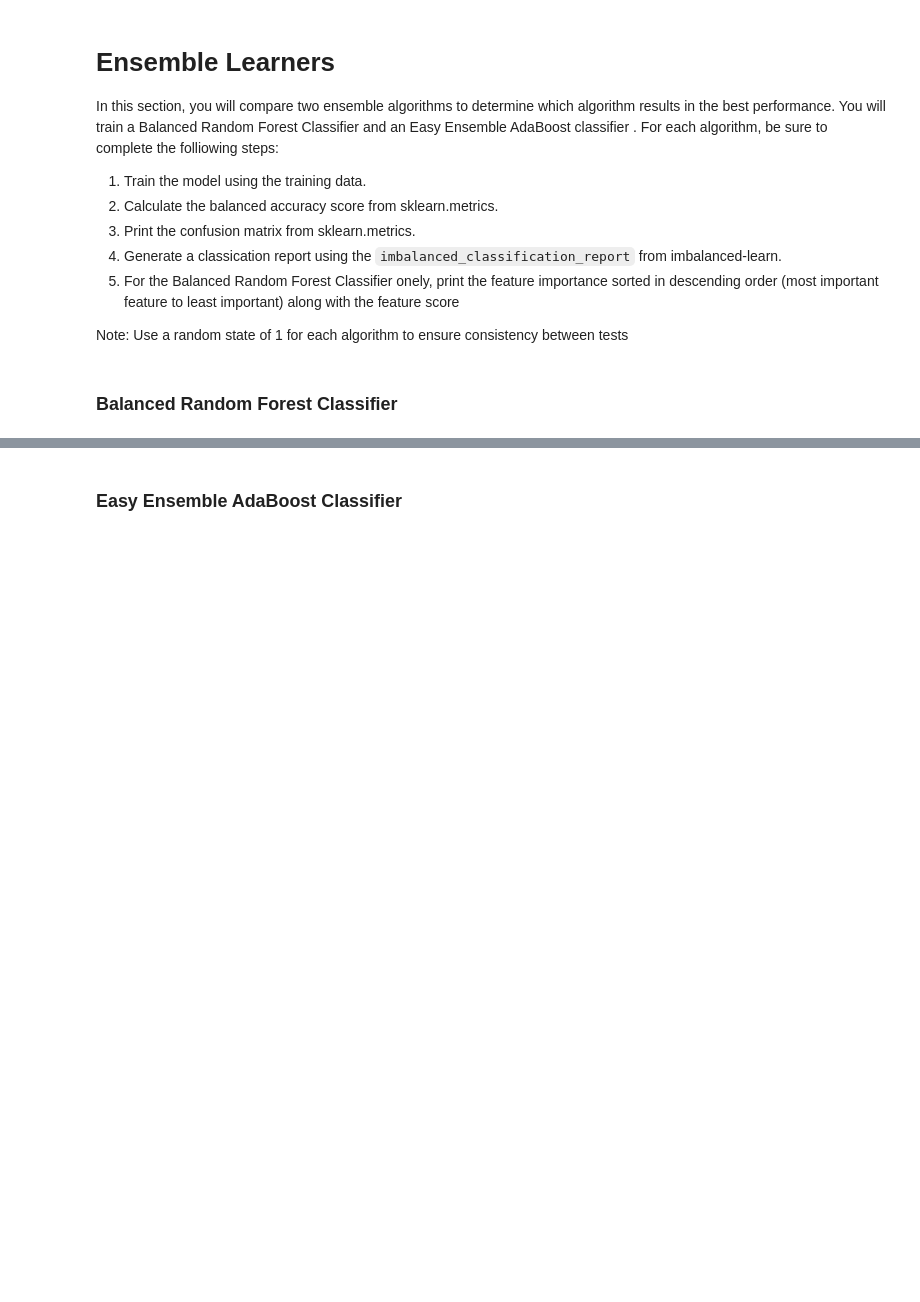
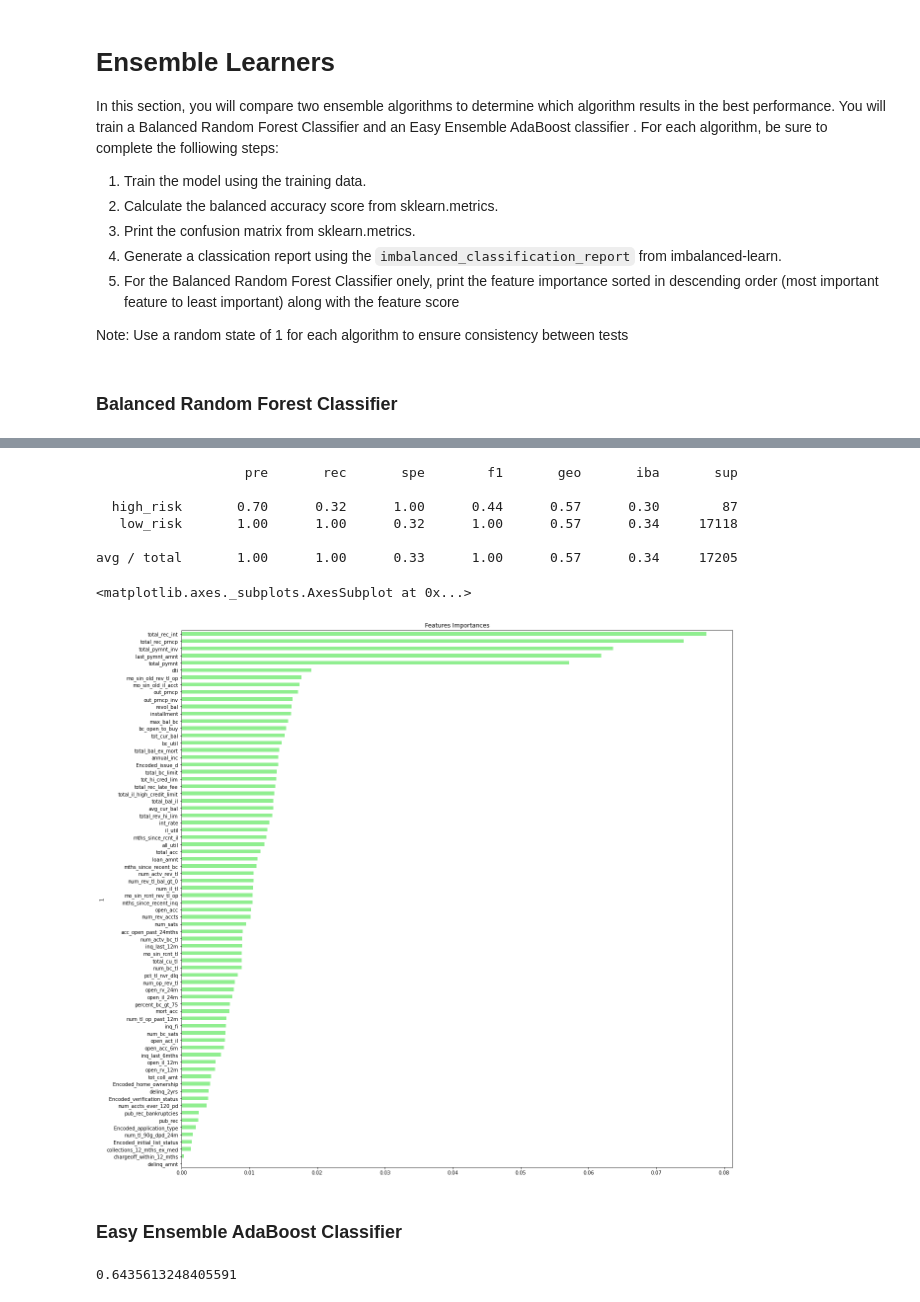
Before and after one commit to boranova/Machine-Learning-Risky-Business, a Jupyter notebook: credit_risk_ensemble.ipynb, the cells around one changed output, grey strips where cells are left out. Drawn from its saved outputs; the diff is of its cells as text; code cells hidden in the pictures; blank space fills up the shorter version.

Commit message:
complete Random Forrest and Ada Boost Classifiers

```diff
--- a/credit_risk_ensemble.ipynb
+++ b/credit_risk_ensemble.ipynb
@@ -116,3 +183,14 @@ X_train, X_test, y_train, y_test = train_test_split(X, y, random_state = 1, stra
+# %%
+from sklearn.preprocessing import StandardScaler
+
+# Creating StandardScaler instance
+scaler = StandardScaler()
+
+# Fitting Standard Scaller
+X_scaler = scaler.fit(X_train)
+
+X_train_scaled = X_scaler.transform(X_train)
+X_test_scaled = X_scaler.transform(X_test)
 # %% [markdown]
 # Ensemble Learners
 
@@ -142,0 +208,7 @@ X_res, y_res = ros.fit_resample(X_train, y_train)
+# %%
+# Resample the training data with the Random Forrest Classifier
+from sklearn.ensemble import RandomForestClassifier
+
+rfc = RandomForestClassifier(n_estimators = 500,random_state=1)
+rfc.fit(X_train_scaled, y_train)
+predictions = rfc.predict(X_test_scaled)
@@ -143,3 +239,11 @@ X_res, y_res = ros.fit_resample(X_train, y_train)
 # %%
 # Print the imbalanced classification report
-# YOUR CODE HERE
+from imblearn.metrics import classification_report_imbalanced
+print(classification_report_imbalanced(y_test, predictions))
+# %% [output]
+                   pre       rec       spe        f1       geo       iba       sup
+
+  high_risk       0.70      0.32      1.00      0.44      0.57      0.30        87
+   low_risk       1.00      1.00      0.32      1.00      0.57      0.34     17118
+
+avg / total       1.00      1.00      0.33      1.00      0.57      0.34     17205
@@ -149,2 +250,15 @@ X_res, y_res = ros.fit_resample(X_train, y_train)
+# %%
+# List the features sorted in descending order by feature importance
+importances = rfc.feature_importances_
+
+importances_df = pd.DataFrame(sorted(zip(rfc.feature_importances_, X.columns), reverse=True))
+importances_df.set_index(importances_df[1], inplace=True)
+importances_df.drop(columns=1, inplace=True)
+importances_df.rename(columns={0: 'Feature Importances'}, inplace=True)
+importances_sorted = importances_df.sort_values(by='Feature Importances')
+importances_sorted.plot(kind='barh', color='lightgreen', title= 'Features Importances', legend=False, figsize = (20,20))
+# %% [output]
+<matplotlib.axes._subplots.AxesSubplot at 0x...>
+[figure, added]
 # %% [markdown]
 ### Easy Ensemble AdaBoost Classifier
@@ -154,3 +273,6 @@ X_res, y_res = ros.fit_resample(X_train, y_train)
 # %%
 # Calculated the balanced accuracy score
-# YOUR CODE HERE
+acc_score_abc = balanced_accuracy_score(y_test, predictions_abc)
+acc_score_abc
+# %% [output]
+0.6435613248405591
```
Also changed, not shown: parts of 14 cells of this notebook.
